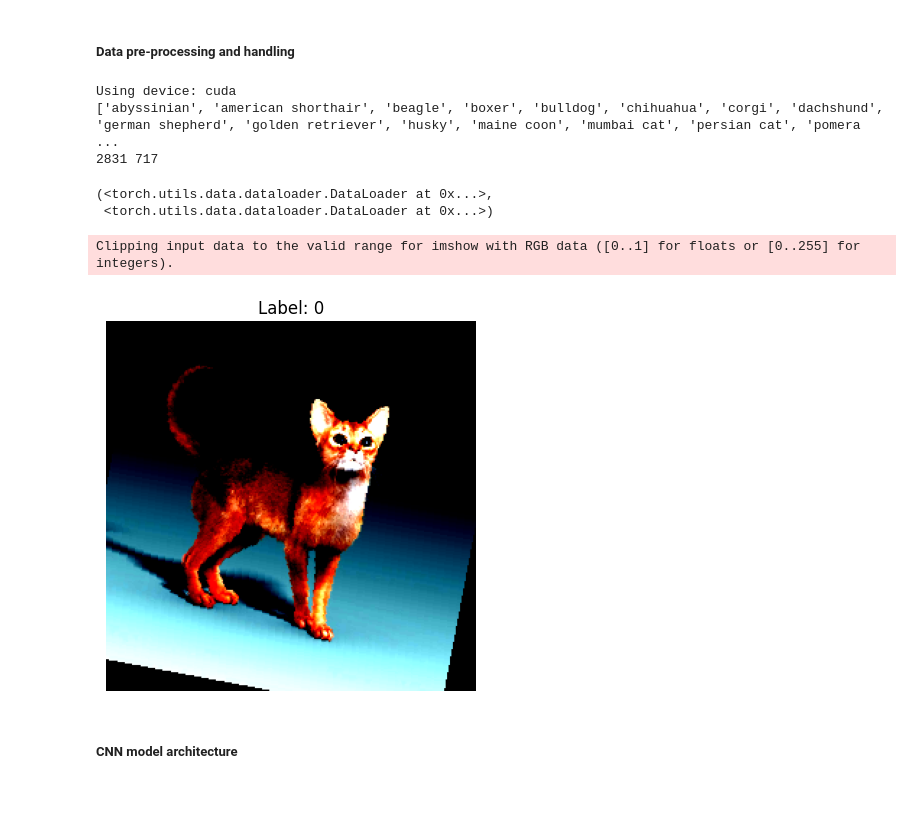
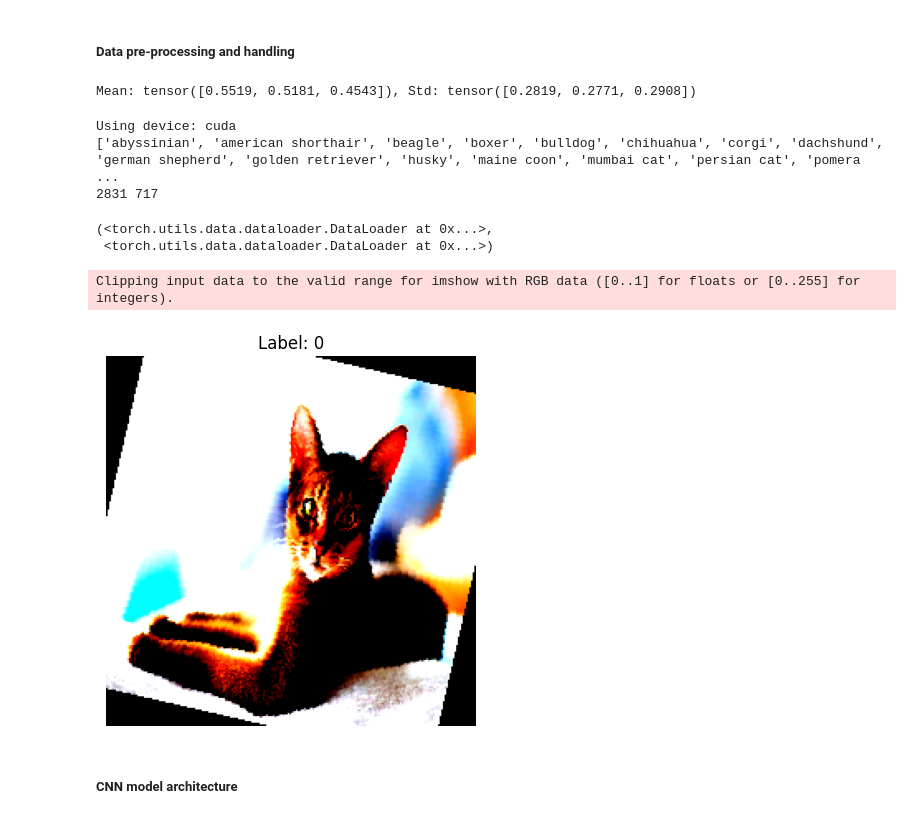
Before and after one commit to potatobox1/Image-classification-CNN, a Jupyter notebook: task1.ipynb, the cells around one changed output. Cells and saved outputs as stored; diff of their text form; code cells hidden in the pictures.

```diff
--- a/task1.ipynb
+++ b/task1.ipynb
@@ -23,29 +23,51 @@ import os
 import random
 # %% [markdown]
 ##### Data pre-processing and handling #####
+# %%
+## Data pre-processing
+
+## Formatter.py is used intially to get dataset that is compatible with ImageFolder
+
+## Defining paths
+image_path = Path("Pet_breeds")
+train_dir = image_path / "train"
+test_dir = image_path / "test"
+
+basic_transform = transforms.Compose([
+    transforms.Resize(size=(224,224)),
+    transforms.ToTensor()
+])
+
+dataset = datasets.ImageFolder(root=train_dir, transform=basic_transform)
+loader = torch.utils.data.DataLoader(dataset, batch_size=64, shuffle=False)
+
+mean = 0.0
+std = 0.0
+for images, _ in loader:
+    mean += images.mean([0, 2, 3])
+    std += images.std([0, 2, 3])
+mean /= len(loader)
+std /= len(loader)
+
+print(f"Mean: {mean}, Std: {std}")
+# %% [output]
+Mean: tensor([0.5519, 0.5181, 0.4543]), Std: tensor([0.2819, 0.2771, 0.2908])
 # %%
-## Data pre-processing
-
-## Formatter.py is used intially to get dataset that is compatible with ImageFolder
-
-## Defining paths
-image_path = Path("Pet_breeds")
-train_dir = image_path / "train"
-test_dir = image_path / "test"
-
 ## Image transform
 transform_data = transforms.Compose([
-    transforms.Resize(size=(256,256)),
-    transforms.RandomHorizontalFlip(p=0.1),
-    transforms.RandomRotation(degrees=15),
+    transforms.Resize(size=(224,224)),
+    transforms.RandomHorizontalFlip(p=0.5),
+    transforms.ColorJitter(brightness=0.1, contrast=0.1, saturation=0.1),
+    transforms.RandomRotation(15),
     transforms.ToTensor(),
-    transforms.Normalize(mean=[0.485, 0.456, 0.406], std=[0.229, 0.224, 0.225])
+    transforms.Normalize(mean=mean.tolist(), std=std.tolist())
+
 ])
 
 transform_valid = transforms.Compose([
-    transforms.Resize(size=(256,256)),
+    transforms.Resize(size=(224,224)),
     transforms.ToTensor(),
-    transforms.Normalize(mean=[0.485, 0.456, 0.406], std=[0.229, 0.224, 0.225])
+    transforms.Normalize(mean=mean.tolist(), std=std.tolist())
 ])
 
 device = torch.device("cuda" if torch.cuda.is_available() else "cpu")
@@ -64,13 +86,15 @@ print(len(train_data),len(test_data))
 from torch.utils.data import DataLoader
 train_dataloader = DataLoader(dataset=train_data,
                               batch_size=32, # how many samples per batch?
-                              num_workers=os.cpu_count(), # how many subprocesses to use for data loading? (higher = more)
-                              shuffle=True)
+                              num_workers=min(os.cpu_count(), 4), # how many subprocesses to use for data loading? (higher = more)
+                              shuffle=True,
+                              persistent_workers=True)
 
 test_dataloader = DataLoader(dataset=test_data,
                              batch_size=32,
-                             num_workers=os.cpu_count(),
-                             shuffle=False)
+                             num_workers=min(os.cpu_count(), 4),
+                             shuffle=False,
+                             persistent_workers=True)
 
 train_dataloader, test_dataloader
 # %% [output]
@@ -82,20 +106,20 @@ Using device: cuda
 # %%
 def show_image(tensor, title=None):
     # Transpose the tensor from (C, H, W) to (H, W, C) for display
     image = tensor.permute(1, 2, 0).numpy()
 
     plt.imshow(image)
     if title:
         plt.title(title)
     plt.axis('off')
     plt.show()
 
-sample_image, sample_label = train_data[5]
+sample_image, sample_label = train_data[0]
 
 show_image(sample_image, title=f'Label: {sample_label}')
 # %% [output]
 Clipping input data to the valid range for imshow with RGB data ([0..1] for floats or [0..255] for integers).
-[figure, old version]
+[figure, new version]
 # %% [markdown]
 ##### CNN model architecture #####
 # %%
```
Also changed, not shown: parts of 7 cells of this notebook.
